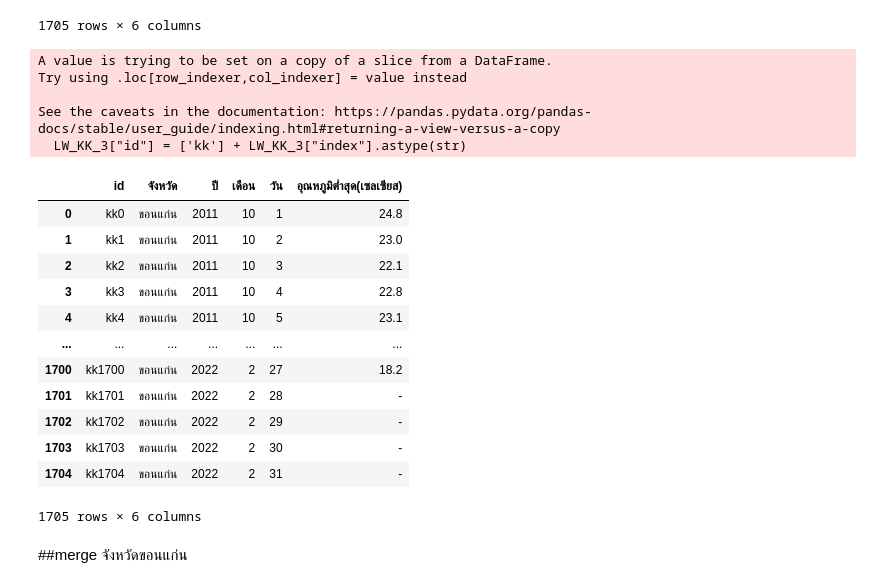
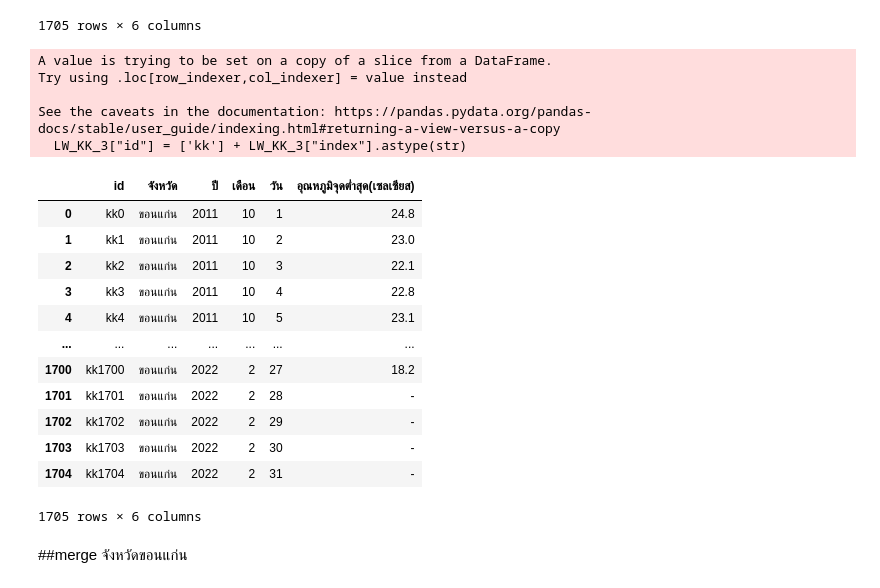
Before and after one commit to KorrawanOu/BSC_DPDM23, a Jupyter notebook: midterm_bscdpdm23.ipynb, the cells around one changed output. Drawn from its saved outputs; the diff is of its cells as text; code cells hidden in the pictures.

```diff
--- a/midterm_bscdpdm23.ipynb
+++ b/midterm_bscdpdm23.ipynb
@@ -482,35 +482,35 @@ LW_kk.rename(columns={'Unnamed: 2' : 'เดือน/ปี'},inplace=True)
 LW_kk.head()
 
 LW_KK = LW_kk.drop(['Unnamed: 34'], axis=1)
 LW_KK['ปี'] = LW_KK['เดือน/ปี'].dt.year
 LW_KK['เดือน'] = LW_KK['เดือน/ปี'].dt.month
 LW_KK = LW_KK.drop(['เดือน/ปี'], axis=1)
 LW_KK.head()
 
 LW_KK_1 = LW_KK.set_index(['สถานี','id','ปี','เดือน']).stack().reset_index()
 LW_KK_1.rename(columns={'level_4' : 'วัน'},inplace=True)
 LW_KK_1.rename(columns={0 : 'อุณหภูมิจุดต่ำสุด(เซลเซียส)'},inplace=True)
 LW_KK_1
 
 LW_KK_1['จังหวัด'] = len(LW_KK_1)*['ขอนแก่น']
 LW_KK_1
 
-LW_KK_2 = LW_KK_1[['จังหวัด','ปี','เดือน','วัน','อุณหภูมิต่ำสุด(เซลเซียส)']].reset_index()
+LW_KK_2 = LW_KK_1[['จังหวัด','ปี','เดือน','วัน','อุณหภูมิจุดต่ำสุด(เซลเซียส)']].reset_index()
 LW_KK_3 = LW_KK_2[['จังหวัด','index','ปี','เดือน','วัน','อุณหภูมิจุดต่ำสุด(เซลเซียส)']]
 LW_KK_3
 
 LW_KK_3["id"] = ['kk'] + LW_KK_3["index"].astype(str)
 LW_KK_3.drop(['index'],axis=1)
 
 LW_KK_4 = LW_KK_3[['id','จังหวัด','ปี','เดือน','วัน','อุณหภูมิจุดต่ำสุด(เซลเซียส)']]
 LW_KK_4
 # %% [output]
 A value is trying to be set on a copy of a slice from a DataFrame.
 Try using .loc[row_indexer,col_indexer] = value instead
 
 See the caveats in the documentation: https://pandas.pydata.org/pandas-docs/stable/user_guide/indexing.html#returning-a-view-versus-a-copy
   LW_KK_3["id"] = ['kk'] + LW_KK_3["index"].astype(str)
-|  | id | จังหวัด | ปี | เดือน | วัน | อุณหภูมิต่ำสุด(เซลเซียส) |
+|  | id | จังหวัด | ปี | เดือน | วัน | อุณหภูมิจุดต่ำสุด(เซลเซียส) |
 | 0 | kk0 | ขอนแก่น | 2011 | 10 | 1 | 24.8 |
 | 1 | kk1 | ขอนแก่น | 2011 | 10 | 2 | 23.0 |
 | 2 | kk2 | ขอนแก่น | 2011 | 10 | 3 | 22.1 |
```
Also changed, not shown: parts of 27 cells of this notebook.
